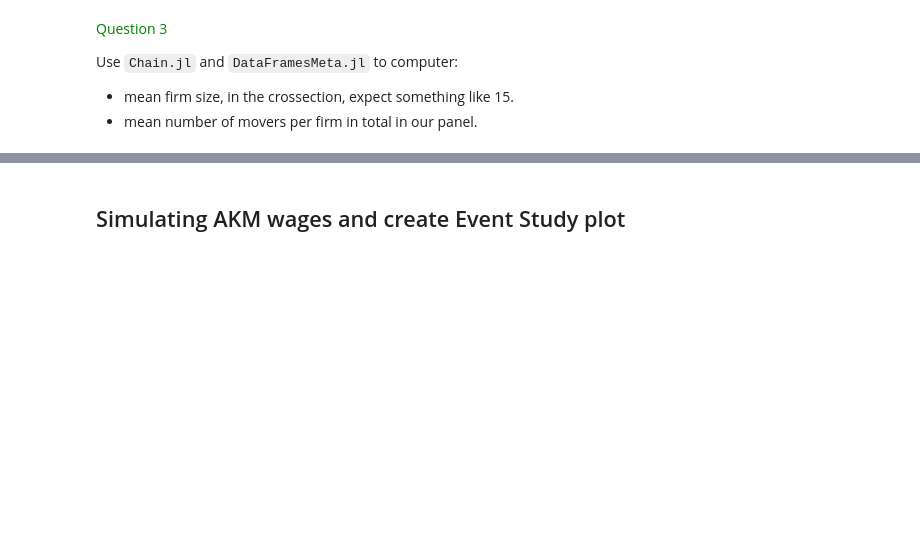
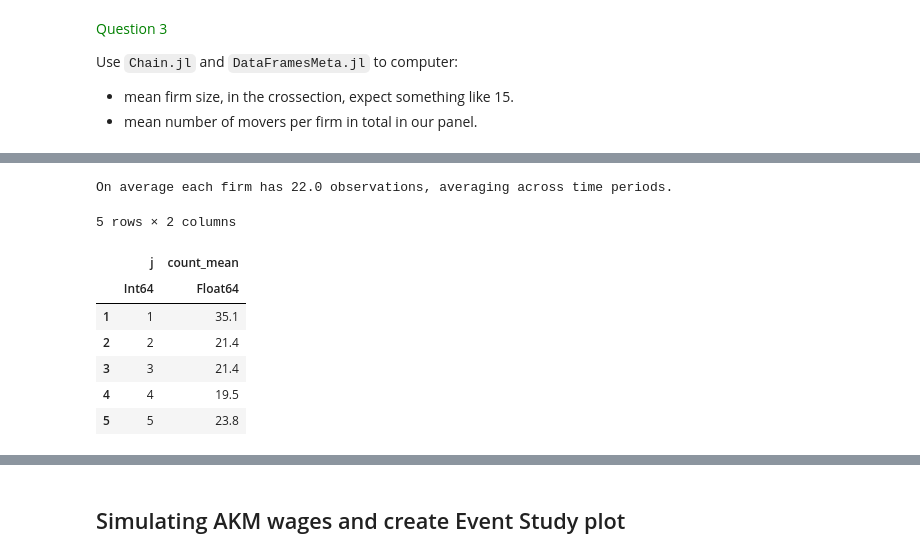
Before and after one commit to EdJeeOnGitHub/EC34430, a Jupyter notebook: problem-1/hw-twfe.ipynb, the cells around one changed output, grey strips where cells are left out. Cells and saved outputs as stored; diff of their text form; code cells hidden in the pictures; blank space fills up the shorter version.

```diff
--- a/problem-1/hw-twfe.ipynb
+++ b/problem-1/hw-twfe.ipynb
@@ -210,0 +235,19 @@ Use `Chain.jl` and `DataFramesMeta.jl` to computer:
+# %%
+@chain df begin
+    groupby([:j, :t])
+    combine(nrow => :count)
+    groupby(:j)
+    combine(:count => mean)
+    @aside println("On average each firm has $(round(mean(_.count_mean))) observations, averaging across time periods.")
+    first(_, 5)
+end
+# %% [output]
+On average each firm has 22.0 observations, averaging across time periods.
+5 rows × 2 columns
+|  | j | count_mean |
+|  | Int64 | Float64 |
+| 1 | 1 | 35.1 |
+| 2 | 2 | 21.4 |
+| 3 | 3 | 21.4 |
+| 4 | 4 | 19.5 |
+| 5 | 5 | 23.8 |
```
Also changed, not shown: parts of 4 cells of this notebook.
